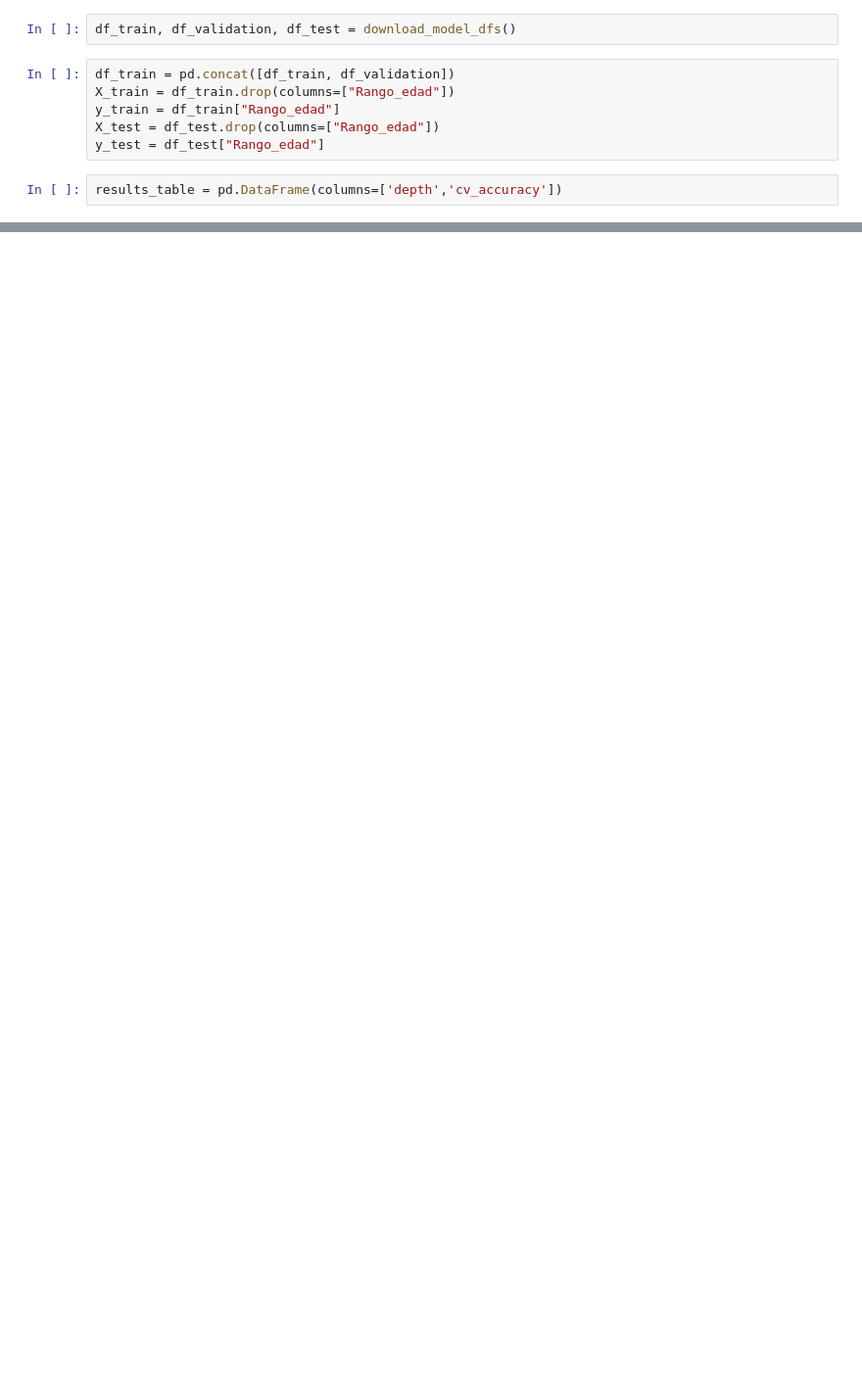
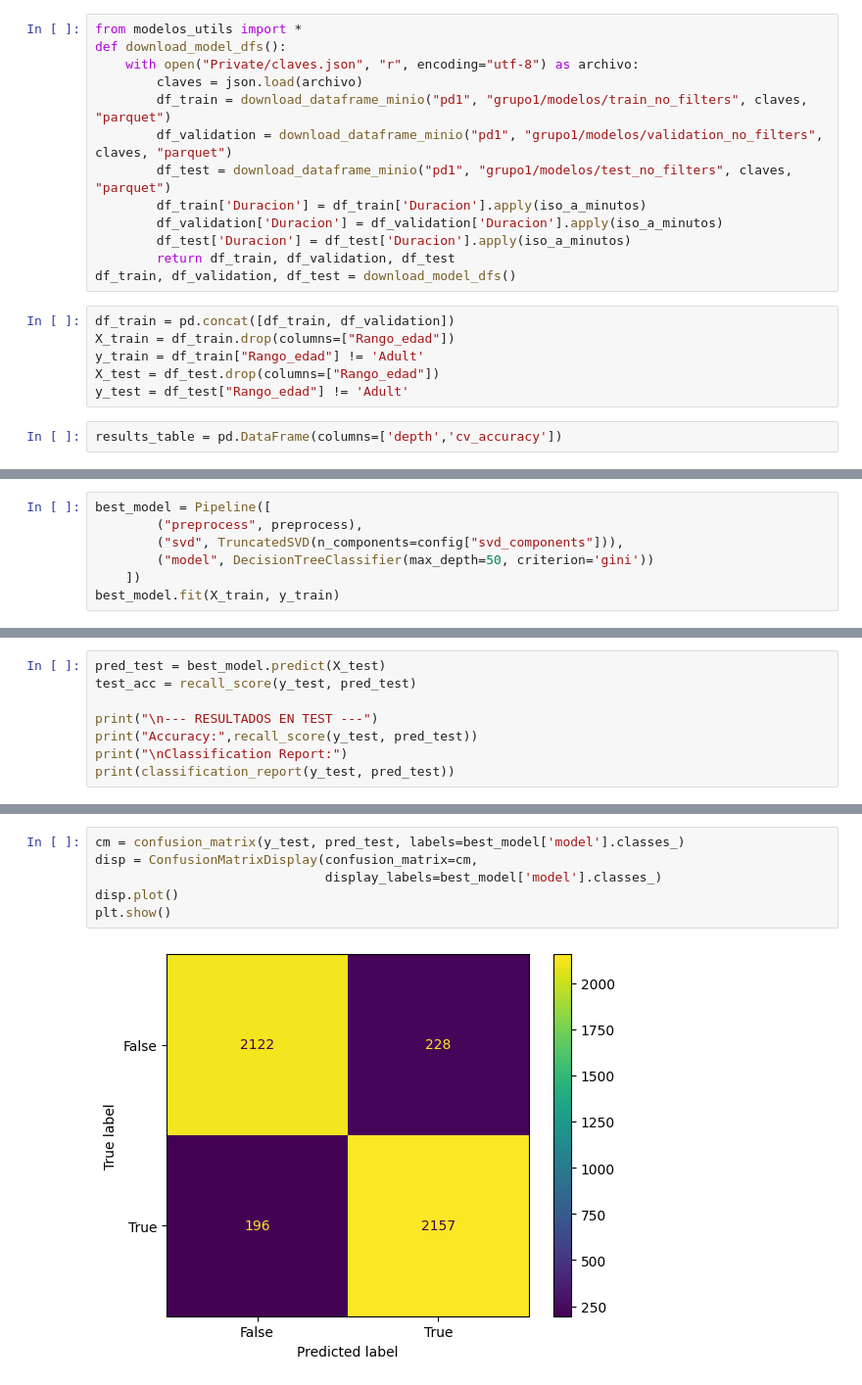
Before and after one commit to UCM-GIDIA-PD1/c2526-R1, a Jupyter notebook: src/decission_trees_pruebas.ipynb, the cells around one changed output, grey strips where cells are left out. Shown at 98% size. Drawn from its saved outputs; the diff is of its cells as text; blank space fills up the shorter version.

Commit message:
Completado el archivo para el entrenamiento del modelo de arboles de decision para clasificacion binaria, falta parametrizarlo

```diff
--- a/src/decission_trees_pruebas.ipynb
+++ b/src/decission_trees_pruebas.ipynb
@@ -39,13 +38,24 @@ best_n_leafs = None
 best_acc = 0
 best_model= None
 # %%
+from modelos_utils import *
+def download_model_dfs():
+    with open("Private/claves.json", "r", encoding="utf-8") as archivo:
+        claves = json.load(archivo)
+        df_train = download_dataframe_minio("pd1", "grupo1/modelos/train_no_filters", claves, "parquet")
+        df_validation = download_dataframe_minio("pd1", "grupo1/modelos/validation_no_filters", claves, "parquet")
+        df_test = download_dataframe_minio("pd1", "grupo1/modelos/test_no_filters", claves, "parquet")
+        df_train['Duracion'] = df_train['Duracion'].apply(iso_a_minutos)
+        df_validation['Duracion'] = df_validation['Duracion'].apply(iso_a_minutos)
+        df_test['Duracion'] = df_test['Duracion'].apply(iso_a_minutos)
+        return df_train, df_validation, df_test
 df_train, df_validation, df_test = download_model_dfs()
 # %%
 df_train = pd.concat([df_train, df_validation])
 X_train = df_train.drop(columns=["Rango_edad"])
-y_train = df_train["Rango_edad"]
+y_train = df_train["Rango_edad"] != 'Adult'
 X_test = df_test.drop(columns=["Rango_edad"])
-y_test = df_test["Rango_edad"]
+y_test = df_test["Rango_edad"] != 'Adult'
 # %%
 results_table = pd.DataFrame(columns=['depth','cv_accuracy'])
 # %%
@@ -70,0 +101,7 @@ You can try to debug the error by setting error_score='raise'.
+# %%
+best_model = Pipeline([
+        ("preprocess", preprocess),
+        ("svd", TruncatedSVD(n_components=config["svd_components"])),
+        ("model", DecisionTreeClassifier(max_depth=50, criterion='gini'))
+    ])
+best_model.fit(X_train, y_train)
@@ -70,0 +126,8 @@ You can try to debug the error by setting error_score='raise'.
+# %%
+pred_test = best_model.predict(X_test)
+test_acc = recall_score(y_test, pred_test)
+
+print("\n--- RESULTADOS EN TEST ---")
+print("Accuracy:",recall_score(y_test, pred_test))
+print("\nClassification Report:")
+print(classification_report(y_test, pred_test))
@@ -70,0 +151,8 @@ You can try to debug the error by setting error_score='raise'.
+# %%
+cm = confusion_matrix(y_test, pred_test, labels=best_model['model'].classes_)
+disp = ConfusionMatrixDisplay(confusion_matrix=cm,
+                              display_labels=best_model['model'].classes_)
+disp.plot()
+plt.show()
+# %% [output]
+[figure, added]
```
Also changed, not shown: parts of 8 cells of this notebook, 4 other files.
